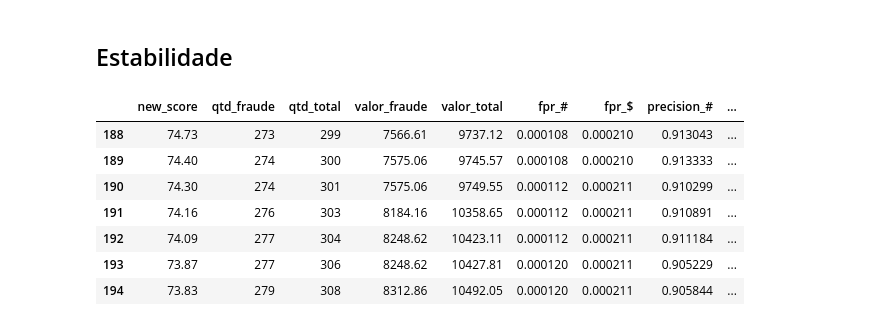
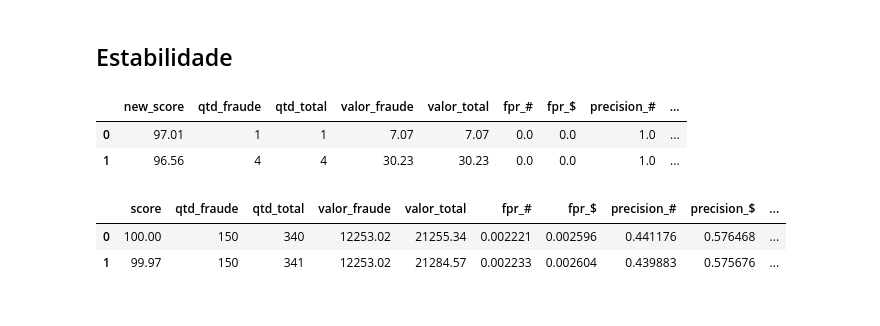
Before and after one commit to TiFalcom/meli-fraud, a Jupyter notebook: notebooks/12-Evaluate.ipynb, the cells around one changed output. Cells and saved outputs as stored; diff of their text form; code cells hidden in the pictures.

```diff
--- a/notebooks/12-Evaluate.ipynb
+++ b/notebooks/12-Evaluate.ipynb
@@ -31,34 +37,54 @@ df = pd.concat([df_train, df_test], ignore_index=True)
 model = pickle.load(open('../model/predictors/lgbm_model.pkl', 'rb'))
 # %%
 df['new_score'] = (model.predict_proba(df[model.feature_names_in_])[:,1]*100).round(2)
+df_test['new_score'] = (model.predict_proba(df_test[model.feature_names_in_])[:,1]*100).round(2)
 # %% [markdown]
 ## Estabilidade
 # %%
-df['valor_fraude'] = df['monto'] * df['fraude']
+df_test['valor_fraude'] = df_test['monto'] * df_test['fraude']
 df_thresholds = (
-    df
+    df_test
     .groupby('new_score')
     .agg({'fraude' : ['sum', 'count'],
           'valor_fraude' : 'sum',
           'monto' : 'sum'})
     .sort_values(by='new_score', ascending=False)
     .cumsum()
     .reset_index()
 )
 df_thresholds.columns = ['new_score', 'qtd_fraude', 'qtd_total', 'valor_fraude', 'valor_total']
 df_thresholds['fpr_#'] = (df_thresholds['qtd_total'] - df_thresholds['qtd_fraude'])/(df_thresholds['qtd_total'].max() - df_thresholds['qtd_fraude'].max())
 df_thresholds['fpr_$'] = (df_thresholds['valor_total'] - df_thresholds['valor_fraude'])/(df_thresholds['valor_total'].max() - df_thresholds['valor_fraude'].max())
 df_thresholds['precision_#'] = df_thresholds['qtd_fraude']/df_thresholds['qtd_total']
 df_thresholds['precision_$'] = df_thresholds['valor_fraude']/df_thresholds['valor_total']
 df_thresholds['recall_#'] = df_thresholds['qtd_fraude']/df_thresholds['qtd_fraude'].max()
 df_thresholds['recall_$'] = df_thresholds['valor_fraude']/df_thresholds['valor_fraude'].max()
-df_thresholds.iloc[188:195,:]
+df_thresholds.iloc[0:2,:]
 # %% [output]
 |  | new_score | qtd_fraude | qtd_total | valor_fraude | valor_total | fpr_# | fpr_$ | precision_# | ... |
-| 188 | 74.73 | 273 | 299 | 7566.61 | 9737.12 | 0.000108 | 0.000210 | 0.913043 | ... |
-| 189 | 74.40 | 274 | 300 | 7575.06 | 9745.57 | 0.000108 | 0.000210 | 0.913333 | ... |
-| 190 | 74.30 | 274 | 301 | 7575.06 | 9749.55 | 0.000112 | 0.000211 | 0.910299 | ... |
-| 191 | 74.16 | 276 | 303 | 8184.16 | 10358.65 | 0.000112 | 0.000211 | 0.910891 | ... |
-| 192 | 74.09 | 277 | 304 | 8248.62 | 10423.11 | 0.000112 | 0.000211 | 0.911184 | ... |
-| 193 | 73.87 | 277 | 306 | 8248.62 | 10427.81 | 0.000120 | 0.000211 | 0.905229 | ... |
-| 194 | 73.83 | 279 | 308 | 8312.86 | 10492.05 | 0.000120 | 0.000211 | 0.905844 | ... |
+| 0 | 97.01 | 1 | 1 | 7.07 | 7.07 | 0.0 | 0.0 | 1.0 | ... |
+| 1 | 96.56 | 4 | 4 | 30.23 | 30.23 | 0.0 | 0.0 | 1.0 | ... |
+# %%
+df_test['valor_fraude'] = df_test['monto'] * df_test['fraude']
+df_thresholds_old = (
+    df_test
+    .groupby('score')
+    .agg({'fraude' : ['sum', 'count'],
+          'valor_fraude' : 'sum',
+          'monto' : 'sum'})
+    .sort_values(by='score', ascending=False)
+    .cumsum()
+    .reset_index()
+)
+df_thresholds_old.columns = ['score', 'qtd_fraude', 'qtd_total', 'valor_fraude', 'valor_total']
+df_thresholds_old['fpr_#'] = (df_thresholds_old['qtd_total'] - df_thresholds_old['qtd_fraude'])/(df_thresholds_old['qtd_total'].max() - df_thresholds_old['qtd_fraude'].max())
+df_thresholds_old['fpr_$'] = (df_thresholds_old['valor_total'] - df_thresholds_old['valor_fraude'])/(df_thresholds_old['valor_total'].max() - df_thresholds_old['valor_fraude'].max())
+df_thresholds_old['precision_#'] = df_thresholds_old['qtd_fraude']/df_thresholds_old['qtd_total']
+df_thresholds_old['precision_$'] = df_thresholds_old['valor_fraude']/df_thresholds_old['valor_total']
+df_thresholds_old['recall_#'] = df_thresholds_old['qtd_fraude']/df_thresholds_old['qtd_fraude'].max()
+df_thresholds_old['recall_$'] = df_thresholds_old['valor_fraude']/df_thresholds_old['valor_fraude'].max()
+df_thresholds_old.iloc[0:2,:]
+# %% [output]
+|  | score | qtd_fraude | qtd_total | valor_fraude | valor_total | fpr_# | fpr_$ | precision_# | precision_$ | ... |
+| 0 | 100.00 | 150 | 340 | 12253.02 | 21255.34 | 0.002221 | 0.002596 | 0.441176 | 0.576468 | ... |
+| 1 | 99.97 | 150 | 341 | 12253.02 | 21284.57 | 0.002233 | 0.002604 | 0.439883 | 0.575676 | ... |
```
Also changed, not shown: parts of 26 cells of this notebook, 17 other files.
